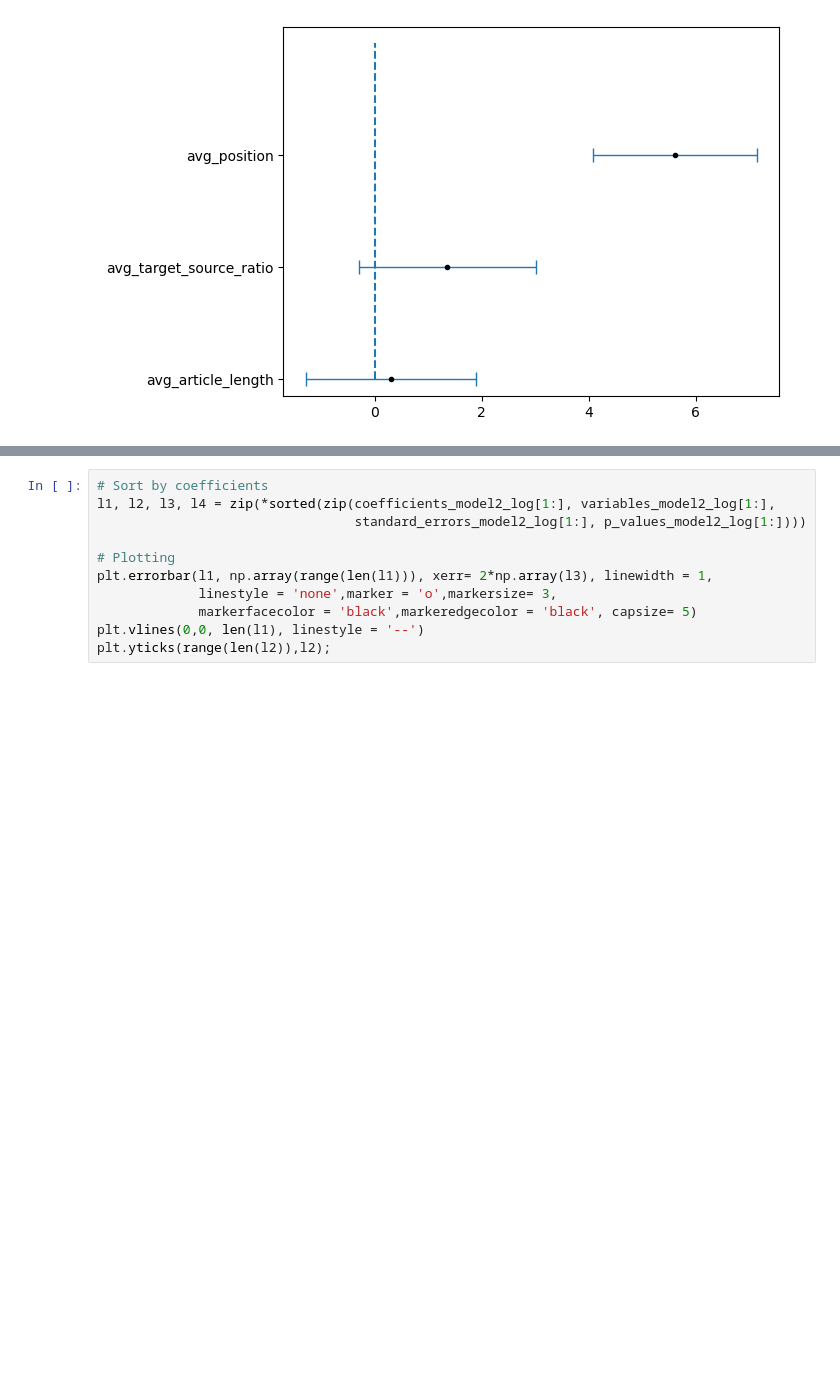
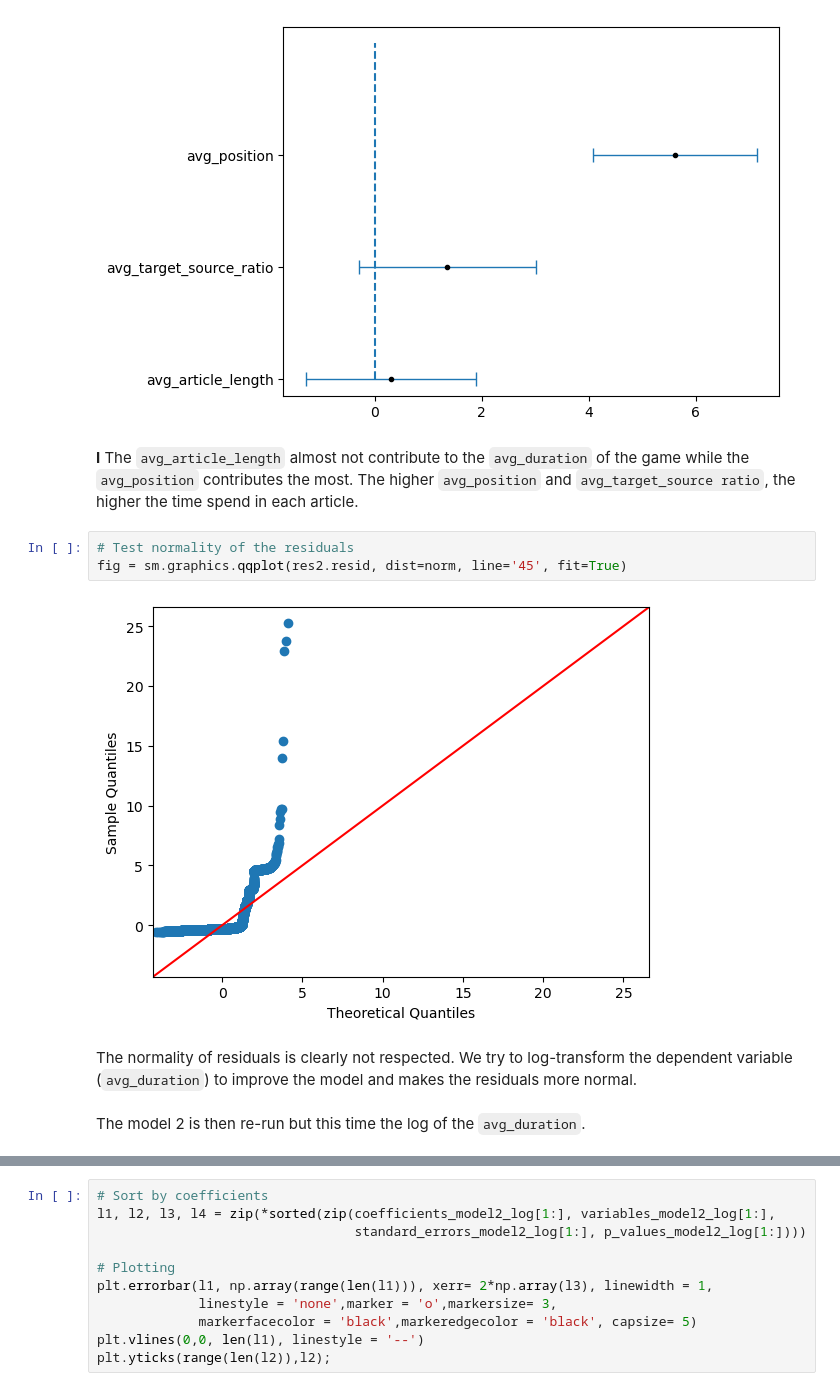
Before and after one commit to epfl-ada/ada-2023-project-epfldatadynamos, a Jupyter notebook: P3.ipynb, the cells around one changed output, grey strips where cells are left out. Cells and saved outputs as stored; diff of their text form; blank space fills up the shorter version.

```diff
--- a/P3.ipynb
+++ b/P3.ipynb
@@ -383,6 +392,17 @@ plt.vlines(0,0, len(l1), linestyle = '--')
 plt.yticks(range(len(l2)),l2);
 # %% [output]
 [figure]
+# %% [markdown]
+**I** The `avg_article_length` almost not contribute to the `avg_duration` of the game while the `avg_position` contributes the most. The higher `avg_position` and `avg_target_source ratio`, the higher the time spend in each article.
+# %%
+# Test normality of the residuals
+fig = sm.graphics.qqplot(res2.resid, dist=norm, line='45', fit=True)
+# %% [output]
+[figure, added]
+# %% [markdown]
+The normality of residuals is clearly not respected. We try to log-transform the dependent variable (`avg_duration`) to improve the model and makes the residuals more normal.
+# %% [markdown]
+The model 2 is then re-run but this time the log of the `avg_duration`.
 # %%
 # Model 2 but with log of avg_duration:
 paths_normalized['log_avg_duration'] = np.log(paths_normalized['avg_duration'])
```
Also changed, not shown: parts of 21 cells of this notebook.
